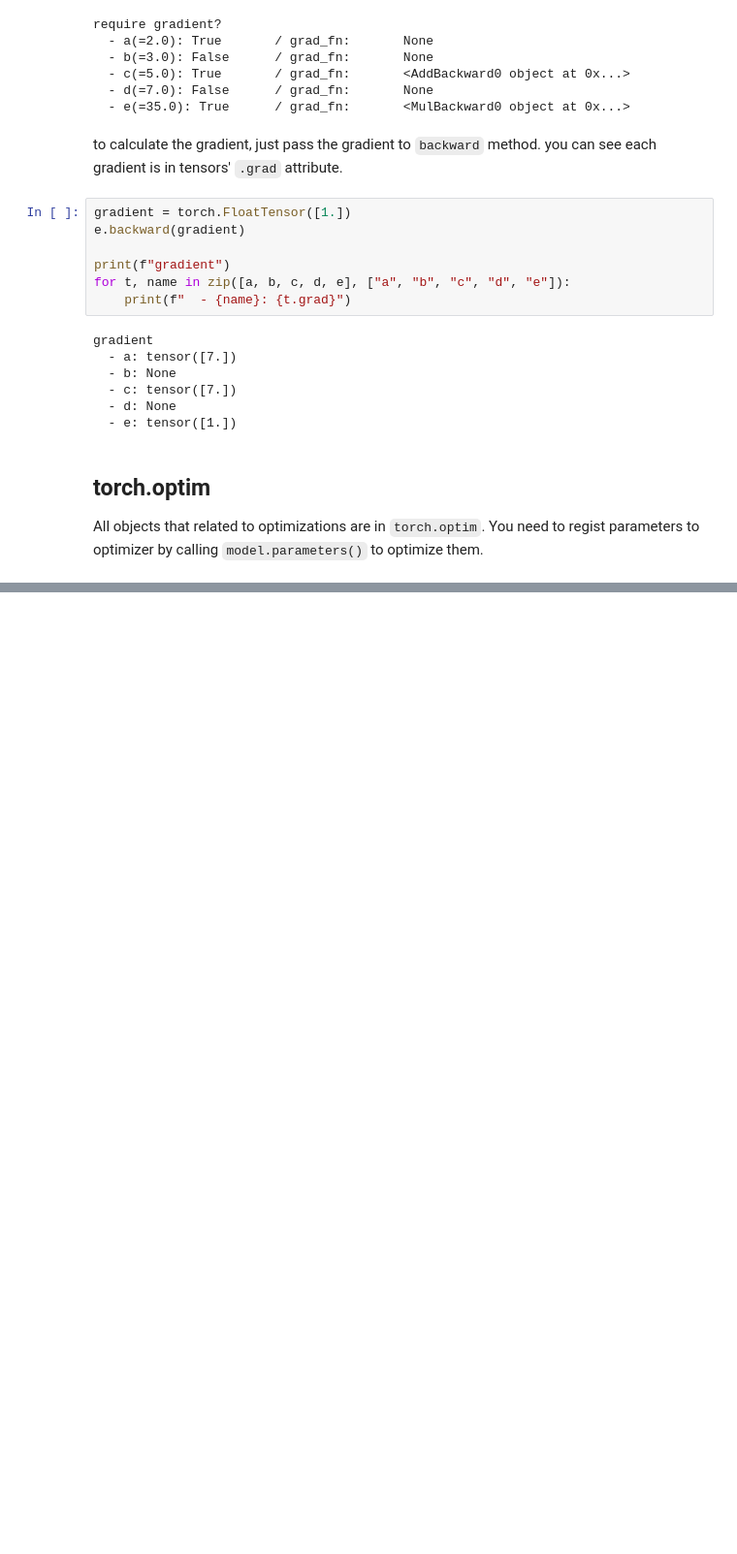
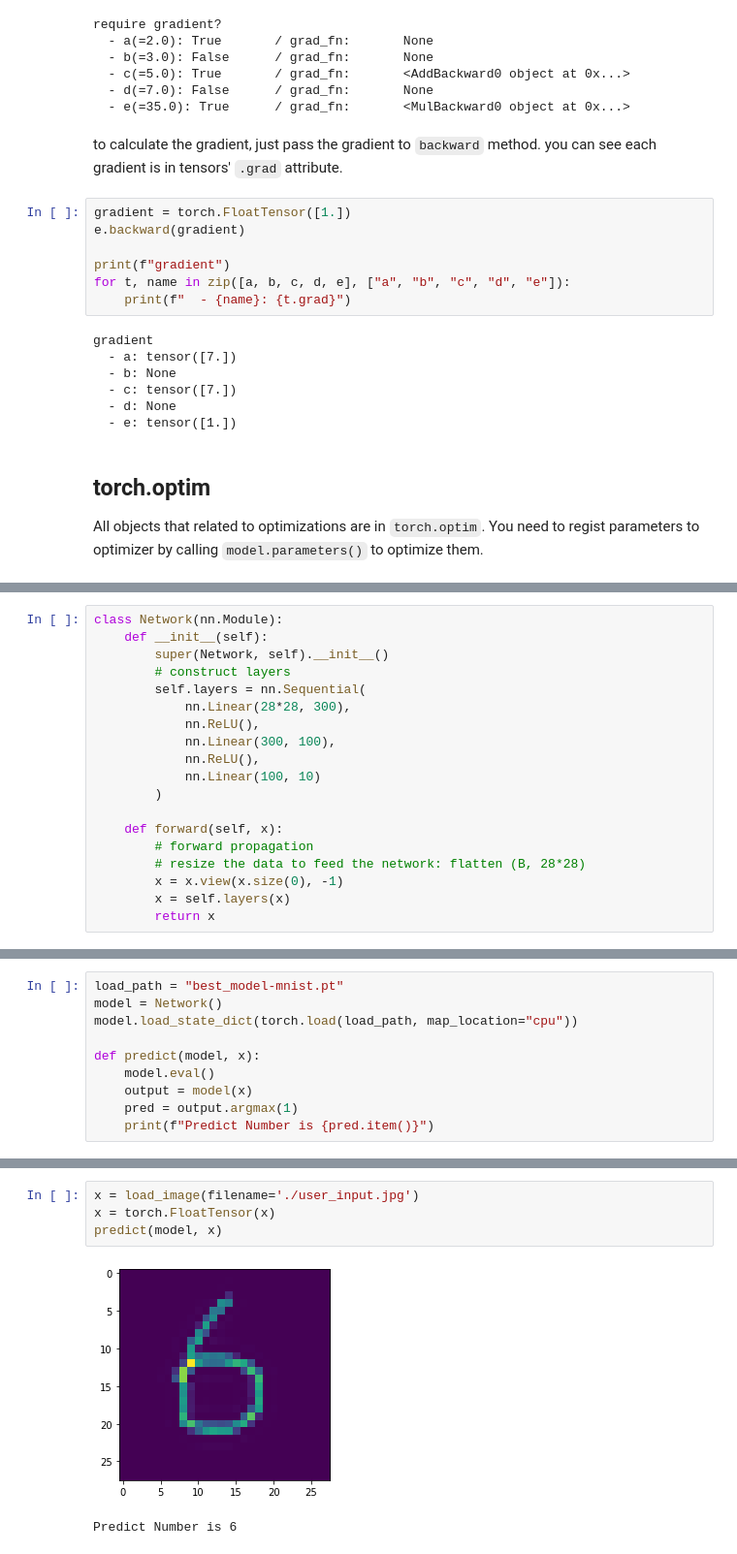
Before and after one commit to simonjisu/hankyong-university, a Jupyter notebook: 03_NeuralNetwork.ipynb, the cells around one changed output, grey strips where cells are left out. Shown: that part at 97% size. Drawn from its saved outputs; the diff is of its cells as text; blank space fills up the shorter version.

```diff
--- a/03_NeuralNetwork.ipynb
+++ b/03_NeuralNetwork.ipynb
@@ -1328,0 +1466,19 @@ prob: tensor([0.9977, 0.0023])   predict 0
+# %%
+class Network(nn.Module):
+    def __init__(self):
+        super(Network, self).__init__()
+        # construct layers
+        self.layers = nn.Sequential(
+            nn.Linear(28*28, 300),
+            nn.ReLU(),
+            nn.Linear(300, 100),
+            nn.ReLU(),
+            nn.Linear(100, 10)
+        )
+
+    def forward(self, x):
+        # forward propagation
+        # resize the data to feed the network: flatten (B, 28*28)
+        x = x.view(x.size(0), -1)
+        x = self.layers(x)
+        return x
@@ -1328,0 +1617,10 @@ prob: tensor([0.9977, 0.0023])   predict 0
+# %%
+load_path = "best_model-mnist.pt"
+model = Network()
+model.load_state_dict(torch.load(load_path, map_location="cpu"))
+
+def predict(model, x):
+    model.eval()
+    output = model(x)
+    pred = output.argmax(1)
+    print(f"Predict Number is {pred.item()}")
@@ -1328,0 +1675,7 @@ prob: tensor([0.9977, 0.0023])   predict 0
+# %%
+x = load_image(filename='./user_input.jpg')
+x = torch.FloatTensor(x)
+predict(model, x)
+# %% [output]
+[figure, added]
+Predict Number is 6
```
Also changed, not shown: parts of 31 cells of this notebook, 22 other files.
